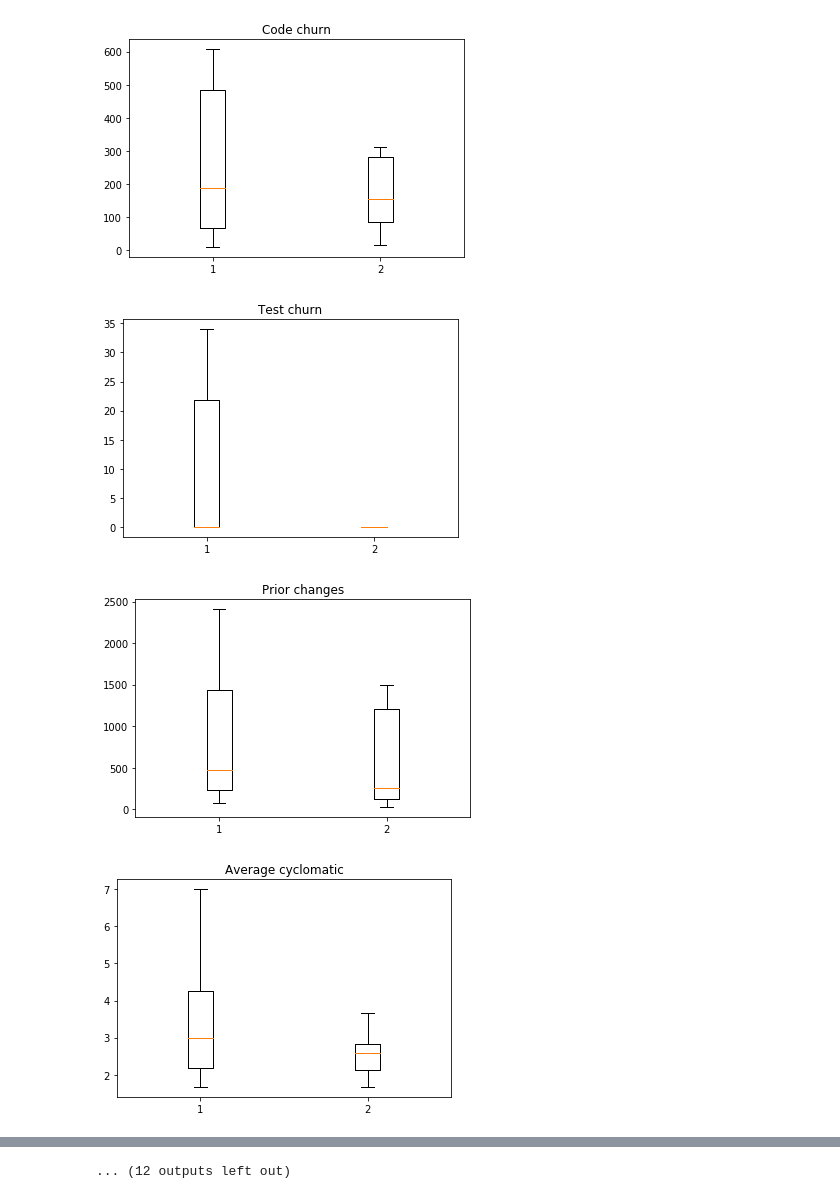
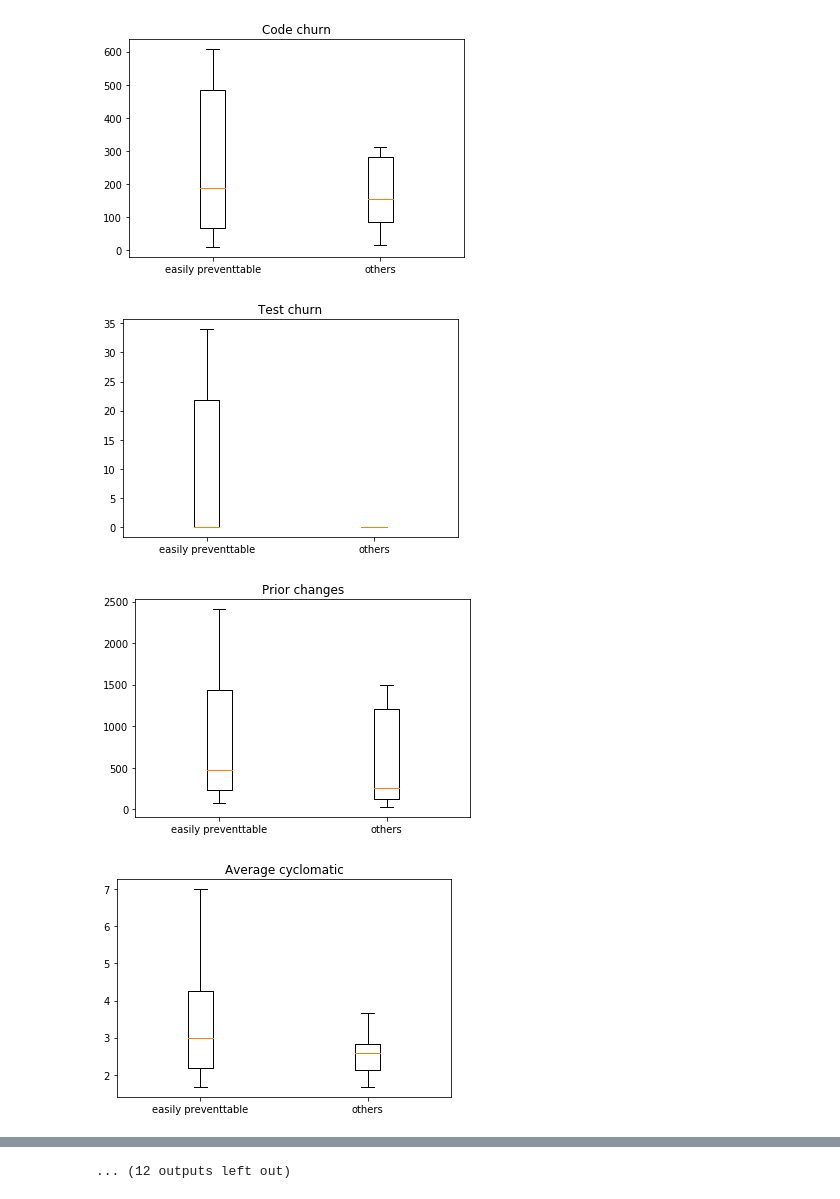
Before and after one commit to marco-c/uplift-analysis, a Jupyter notebook: manual_classification/sample_analyses.ipynb, the cells around one changed output, grey strips where cells are left out. Saved outputs shown, nothing was run; the diff lists cells and outputs as text; code cells hidden in the pictures.

```diff
--- a/manual_classification/sample_analyses.ipynb
+++ b/manual_classification/sample_analyses.ipynb
@@ -74,7 +74,7 @@ def outputResults(df_sub1, df_sub2, cat1):
 
         #print([df_sub1[metric], df_sub2[metric]])
 
-        plt.boxplot([df_sub1[metric], df_sub2[metric]], showfliers=False)
+        plt.boxplot([df_sub1[metric], df_sub2[metric].dropna()], showfliers=False, labels=[cat1, 'others'])
         plt.title(metric_names[metric])
         plt.show()
 
@@ -114,21 +114,21 @@ outputResults(df_sub1, df_sub2, 'more severe')
 # %%
 df_beta = pd.read_csv('regressions_shipped_to_users_beta_clean.csv')
 easily_preventable_beta1 = df_beta[
     (df_beta[u'how_found'] == 'found on a widely used feature/website/config') &
     ((df_beta[u'reproducible'] == 'reproducible') | (df_beta[u'reproducible'] == 'reproducible (but not by everyone)'))
 ]
 easily_preventable_beta2 = df_beta[
     (df_beta[u'how_found'] == 'found via telemetry') &
     ((df_beta[u'reproducible'] == 'not reproducible') | (df_beta[u'reproducible'] == 'not reproducible (except by reporter)'))
 ]
 
 df_input = pd.concat([easily_preventable_beta1,easily_preventable_beta2])
 df_input.rename(columns={'uplift_id':'bug_id'}, inplace=True)
 df_sub1, df_sub2 = subCategories(df, df_input, 'reproducible', 'reproducible')
 
-outputResults(df_sub1, df_sub2, 'reproducible')
+outputResults(df_sub1, df_sub2, 'easily preventable')
 # %% [output]
-[figure, old version]
+[figure, new version]
-[figure, old version]
+[figure, new version]
-[figure, old version]
+[figure, new version]
-[figure, old version]
+[figure, new version]
```
Also changed, not shown: parts of 3 cells of this notebook.
